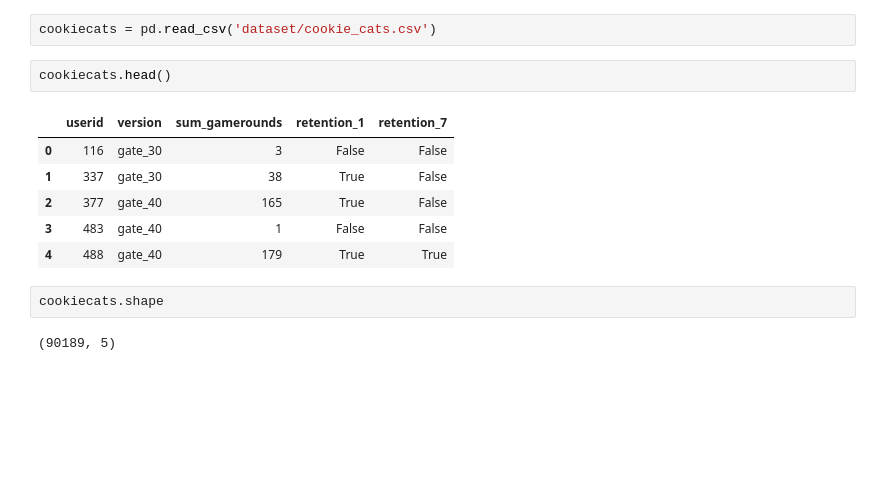
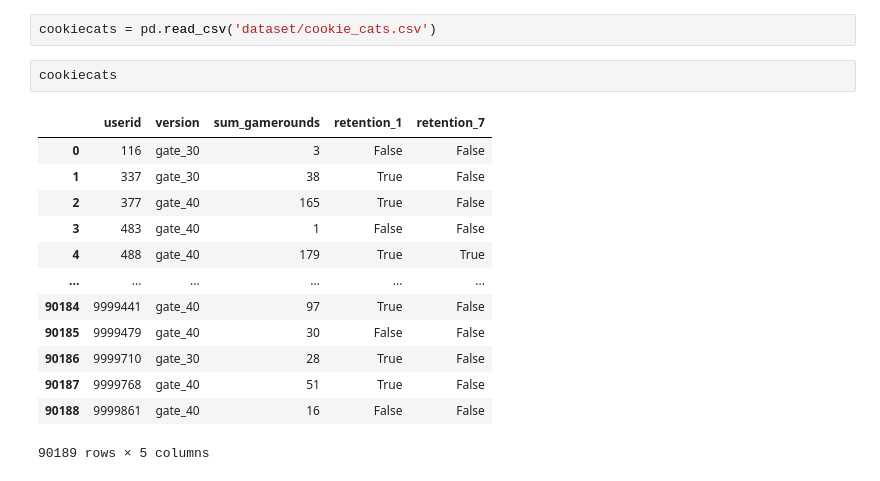
Before and after one commit to CelineChiLamNg/AB-tests, a Jupyter notebook: cookie_cats.ipynb, the cells around one changed output. Saved outputs shown, nothing was run; the diff lists cells and outputs as text; blank space fills up the shorter version.

```diff
--- a/cookie_cats.ipynb
+++ b/cookie_cats.ipynb
@@ -50,15 +52,18 @@ import scikit_posthocs as sp
 # %%
 cookiecats = pd.read_csv('dataset/cookie_cats.csv')
 # %%
-cookiecats.head()
+cookiecats
 # %% [output]
 |  | userid | version | sum_gamerounds | retention_1 | retention_7 |
 | 0 | 116 | gate_30 | 3 | False | False |
 | 1 | 337 | gate_30 | 38 | True | False |
 | 2 | 377 | gate_40 | 165 | True | False |
 | 3 | 483 | gate_40 | 1 | False | False |
 | 4 | 488 | gate_40 | 179 | True | True |
+| ... | ... | ... | ... | ... | ... |
+| 90184 | 9999441 | gate_40 | 97 | True | False |
+| 90185 | 9999479 | gate_40 | 30 | False | False |
+| 90186 | 9999710 | gate_30 | 28 | True | False |
+| 90187 | 9999768 | gate_40 | 51 | True | False |
+| 90188 | 9999861 | gate_40 | 16 | False | False |
+90189 rows × 5 columns
-# %%
-cookiecats.shape
-# %% [output]
-(90189, 5)
```
Also changed, not shown: parts of 50 cells of this notebook, 2 other files.
